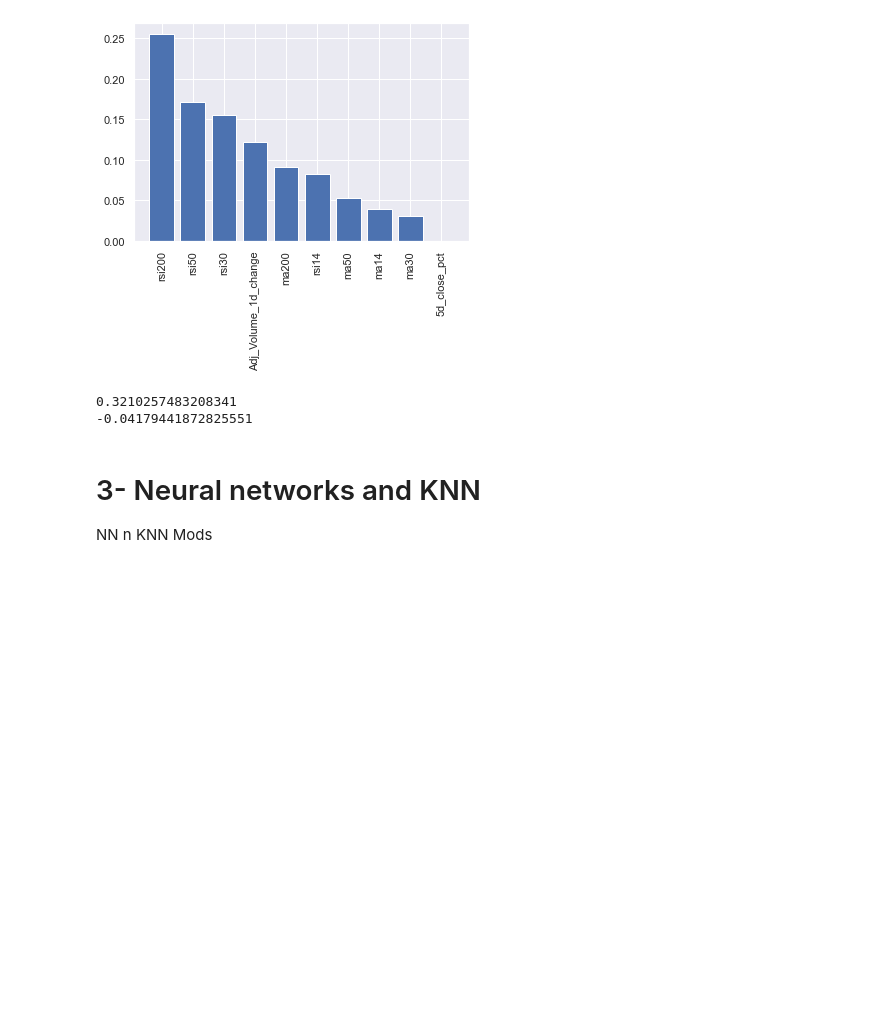
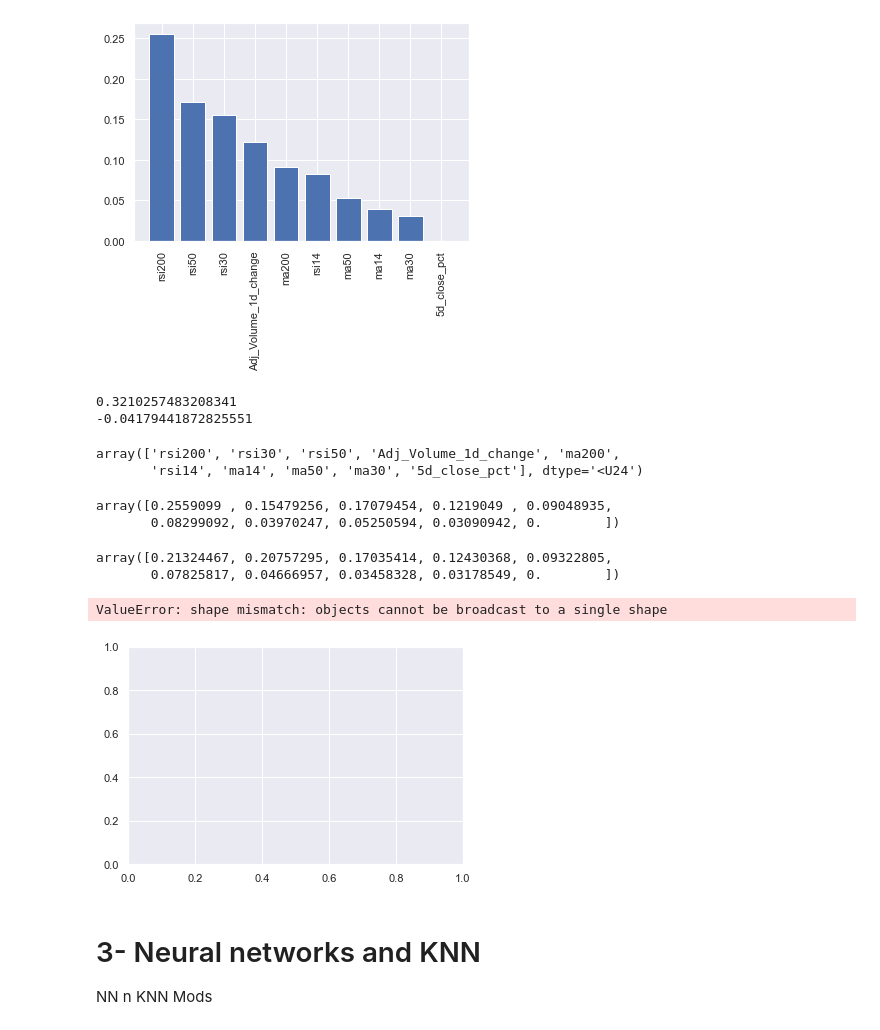
Before and after one commit to thinksomid/ML4FinMPT, a Jupyter notebook: test.ipynb, the cells around one changed output. Cells and saved outputs as stored; diff of their text form; code cells hidden in the pictures; blank space fills up the shorter version.

```diff
--- a/test.ipynb
+++ b/test.ipynb
@@ -690,25 +697,43 @@ print(gbr.score(test_features, test_targets))
 # %% [output]
 0.3210257483208341
 -0.04179441872825551
+# %%
+labels
+# %% [output]
+array(['rsi200', 'rsi30', 'rsi50', 'Adj_Volume_1d_change', 'ma200',
+       'rsi14', 'ma14', 'ma50', 'ma30', '5d_close_pct'], dtype='<U24')
+# %%
+importances[sorted_index]
+# %% [output]
+array([0.2559099 , 0.15479256, 0.17079454, 0.1219049 , 0.09048935,
+       0.08299092, 0.03970247, 0.05250594, 0.03090942, 0.        ])
+# %%
+feature_importances[sorted_index]
+# %% [output]
+array([0.21324467, 0.20757295, 0.17035414, 0.12430368, 0.09322805,
+       0.07825817, 0.04666957, 0.03458328, 0.03178549, 0.        ])
 # %%
-# # uncoment this
+# uncoment this
 
 
-# # Extract feature importances from the fitted gradient boosting model
-# feature_importances = gbr.feature_importances_
+# Extract feature importances from the fitted gradient boosting model
+feature_importances = gbr.feature_importances_
 
-# # Get the indices of the largest to smallest feature importances
-# sorted_index = np.argsort(feature_importances)[::-1]
-# x = range(features.shape[1])
+# Get the indices of the largest to smallest feature importances
+sorted_index = np.argsort(feature_importances)[::-1]
+x = range(features.shape[1])
 
-# # Create tick labels
-# labels = np.array(feature_names)[sorted_index]
+# Create tick labels
+labels = np.array(feature_names)[sorted_index]
 
-# plt.bar(x, feature_importances[sorted_index], tick_label=labels)
+plt.bar(x, feature_importances[sorted_index], tick_label=labels)
 
-# # Set the tick lables to be the feature names, according to the sorted feature_idx
-# plt.xticks(rotation=90)
-# plt.show()
+# Set the tick lables to be the feature names, according to the sorted feature_idx
+plt.xticks(rotation=90)
+plt.show()
+# %% [output]
+ValueError: shape mismatch: objects cannot be broadcast to a single shape
+[figure, added]
 # %% [markdown]
 # 3- Neural networks and KNN
 NN n KNN Mods
```
Also changed, not shown: parts of 14 cells of this notebook.
